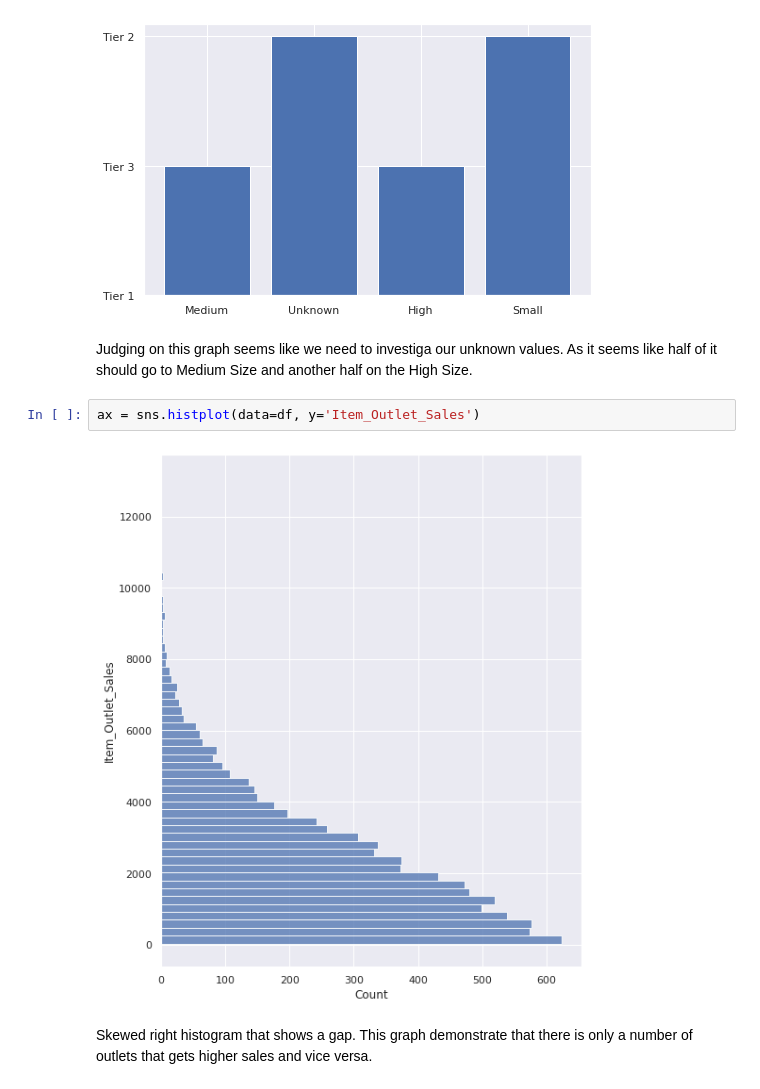
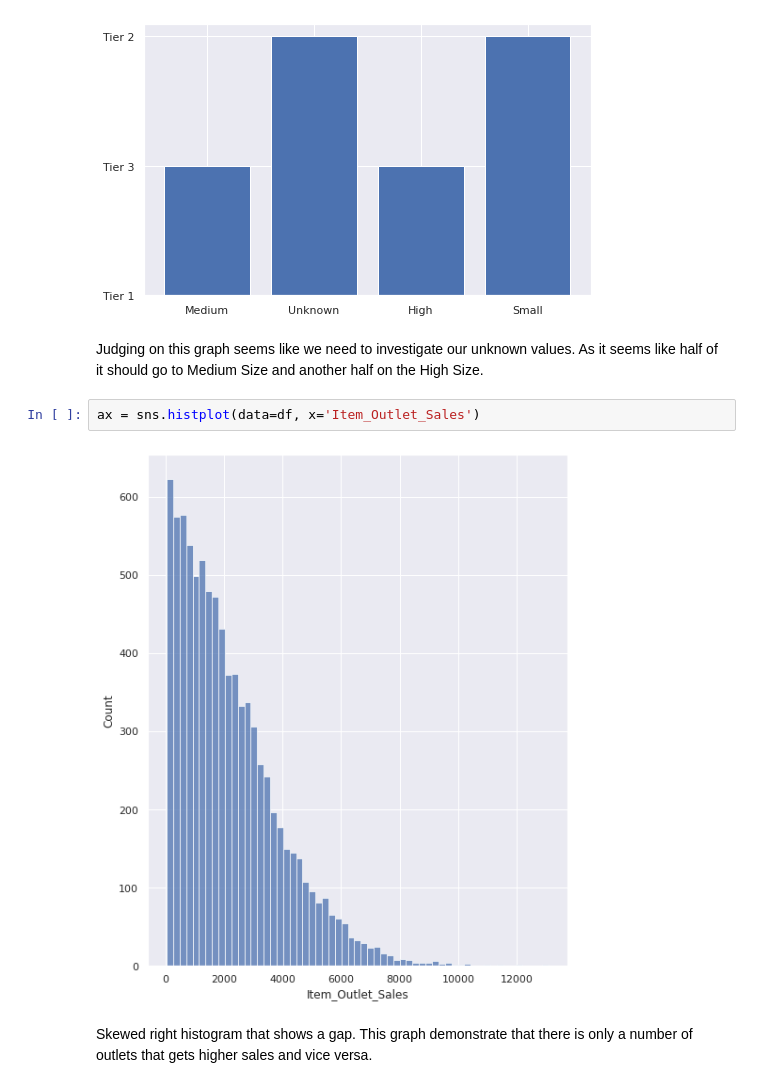
Before and after one commit to juDEcorous/Realization-of-Bargain-Depot-Sales, a Jupyter notebook: Project_Sales_Prediction.ipynb, the cells around one changed output. Saved outputs shown, nothing was run; the diff lists cells and outputs as text.

```diff
--- a/Project_Sales_Prediction.ipynb
+++ b/Project_Sales_Prediction.ipynb
@@ -471,11 +471,11 @@ ax.bar(df['Outlet_Size'], df['Outlet_Location_Type']);
 # %% [output]
 [figure]
 # %% [markdown]
-Judging on this graph seems like we need to investiga our unknown values. As it seems like half of it should go to Medium Size and another half on the High Size.
+Judging on this graph seems like we need to investigate our unknown values. As it seems like half of it should go to Medium Size and another half on the High Size.
 # %%
-ax = sns.histplot(data=df, y='Item_Outlet_Sales')
+ax = sns.histplot(data=df, x='Item_Outlet_Sales')
 # %% [output]
-[figure, old version]
+[figure, new version]
 # %% [markdown]
 Skewed right histogram that shows a gap. This graph demonstrate that there is only a number of outlets that gets higher sales and vice versa.
 # %%
```
Also changed, not shown: parts of 1 cell of this notebook.
